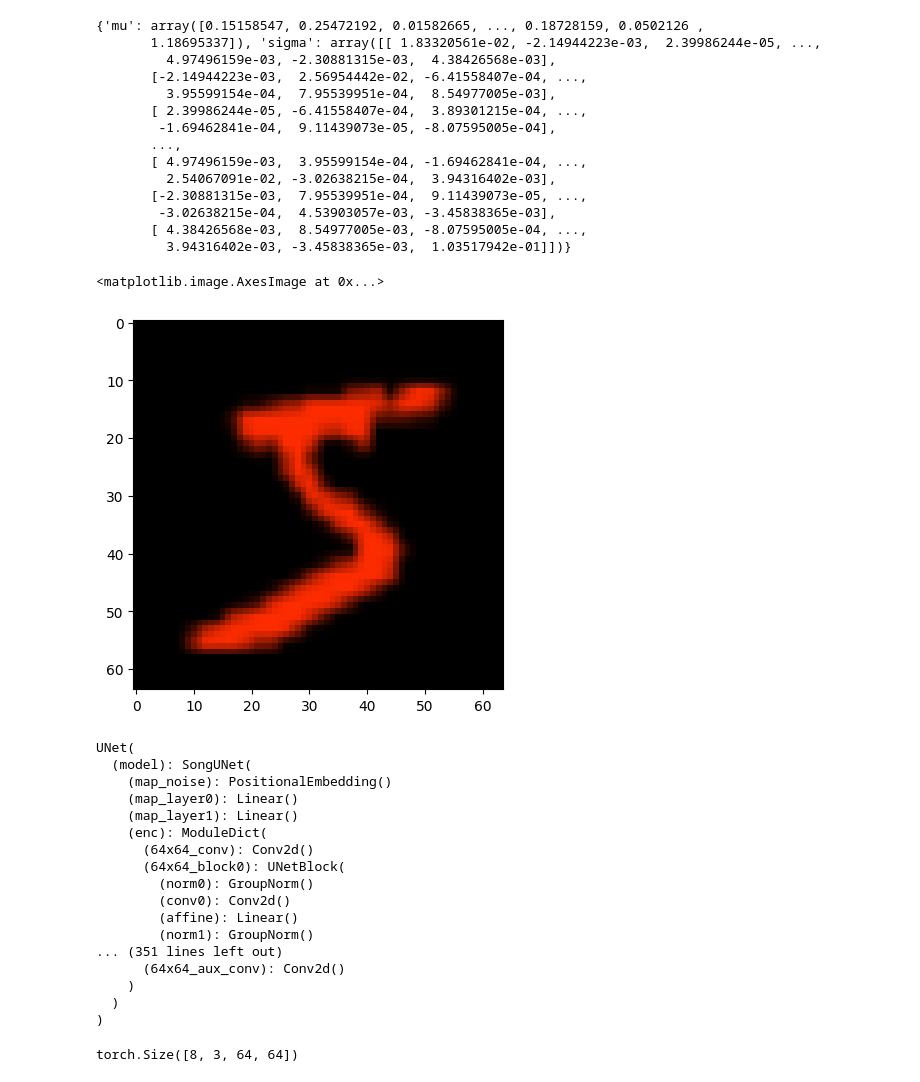
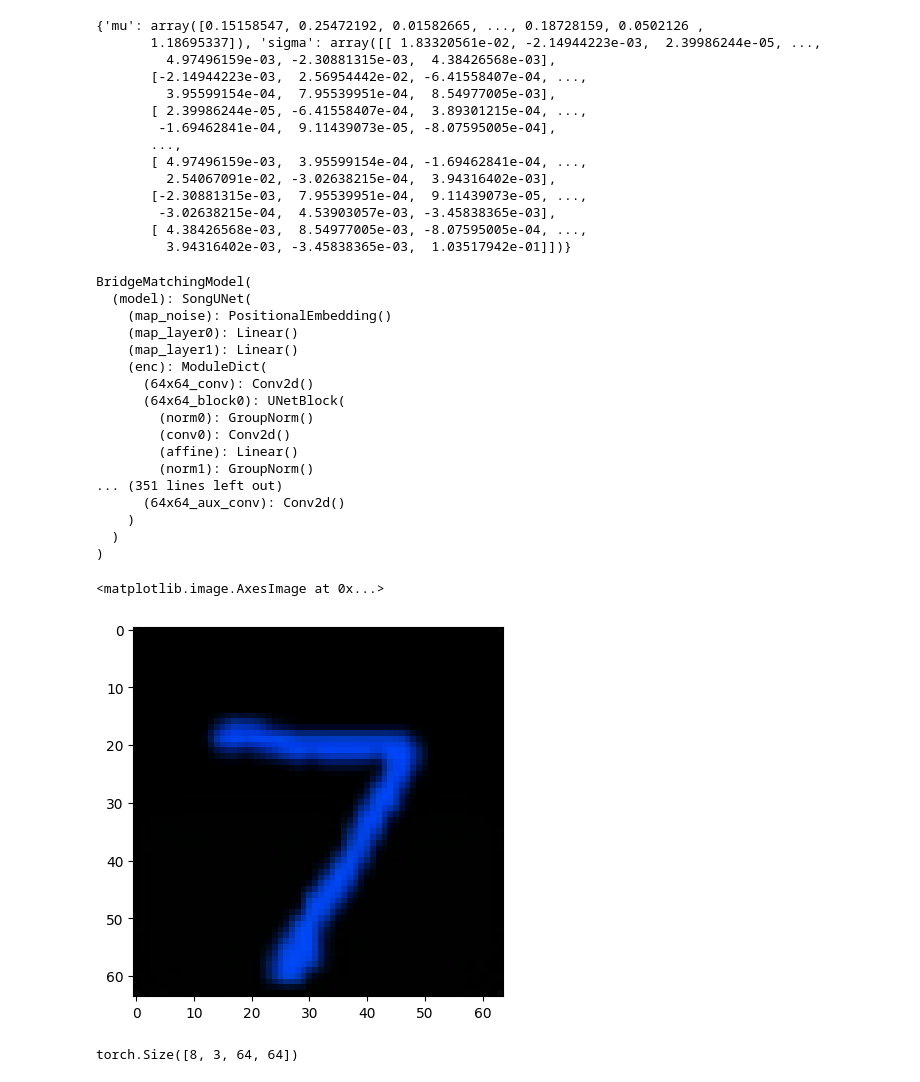
Before and after one commit to kkorolev1/bridge_matching, a Jupyter notebook: experiment.ipynb, the cells around one changed output. Cells and saved outputs as stored; diff of their text form; code cells hidden in the pictures.

Commit message:
Reparam with orig prediction

```diff
--- a/experiment.ipynb
+++ b/experiment.ipynb
@@ -15,4 +18,6 @@ from bridge_matching.dataset import FFHQDataset, ColoredMNIST
 from bridge_matching.utils import tensor_to_image
+# %%
+payload = torch.load(Path("checkpoints/latest.ckpt").open("rb"), pickle_module=dill)
 # %%
 stats = np.load("stats/colored_mnist.npy", allow_pickle=True)
 # %%
@@ -92,18 +97,21 @@ with open("stats/colored_mnist", "rb") as f:
         -3.02638215e-04,  4.53903057e-03, -3.45838365e-03],
        [ 4.38426568e-03,  8.54977005e-03, -8.07595005e-04, ...,
          3.94316402e-03, -3.45838365e-03,  1.03517942e-01]])}
-# %%
-plt.imshow((dataset[0] * 0.5 + 0.5).permute(1, 2, 0).numpy())
-# %% [output]
-<matplotlib.image.AxesImage at 0x...>
-[figure, removed]
 # %%
 device = "cuda:0"
+# %%
+state_dict = payload["state_dicts"]["model"]
+new_state_dict = {}
+for key in state_dict.keys():
+    if key.startswith("module"):
+        new_state_dict[key[7:]] = state_dict[key]
+state_dict = new_state_dict
 # %%
-model = UNet().to(device)
+model = BridgeMatchingModel().to(device)
+model.load_state_dict(state_dict)
 model.eval()
 # %% [output]
-UNet(
+BridgeMatchingModel(
   (model): SongUNet(
     (map_noise): PositionalEmbedding()
     (map_layer0): Linear()
@@ -120,6 +128,17 @@ UNet(
     )
   )
 )
+# %%
+x_orig = dataset[0].cuda()
+x_trans = InpaintingTransform()(x_orig)
+t = 0.5
+x_t = x_orig * t + x_trans * (1 - t)
+x_pred = model(x_t[None, ...], t * torch.ones(1).cuda())
+# %%
+plt.imshow(tensor_to_image(x_pred[0]))
+# %% [output]
+<matplotlib.image.AxesImage at 0x...>
+[figure, added]
 # %%
 x = torch.randn(8, 3, 64, 64).to(device)
 t = torch.rand(8).to(device)
```
Also changed, not shown: parts of 8 cells of this notebook, 11 other files.
